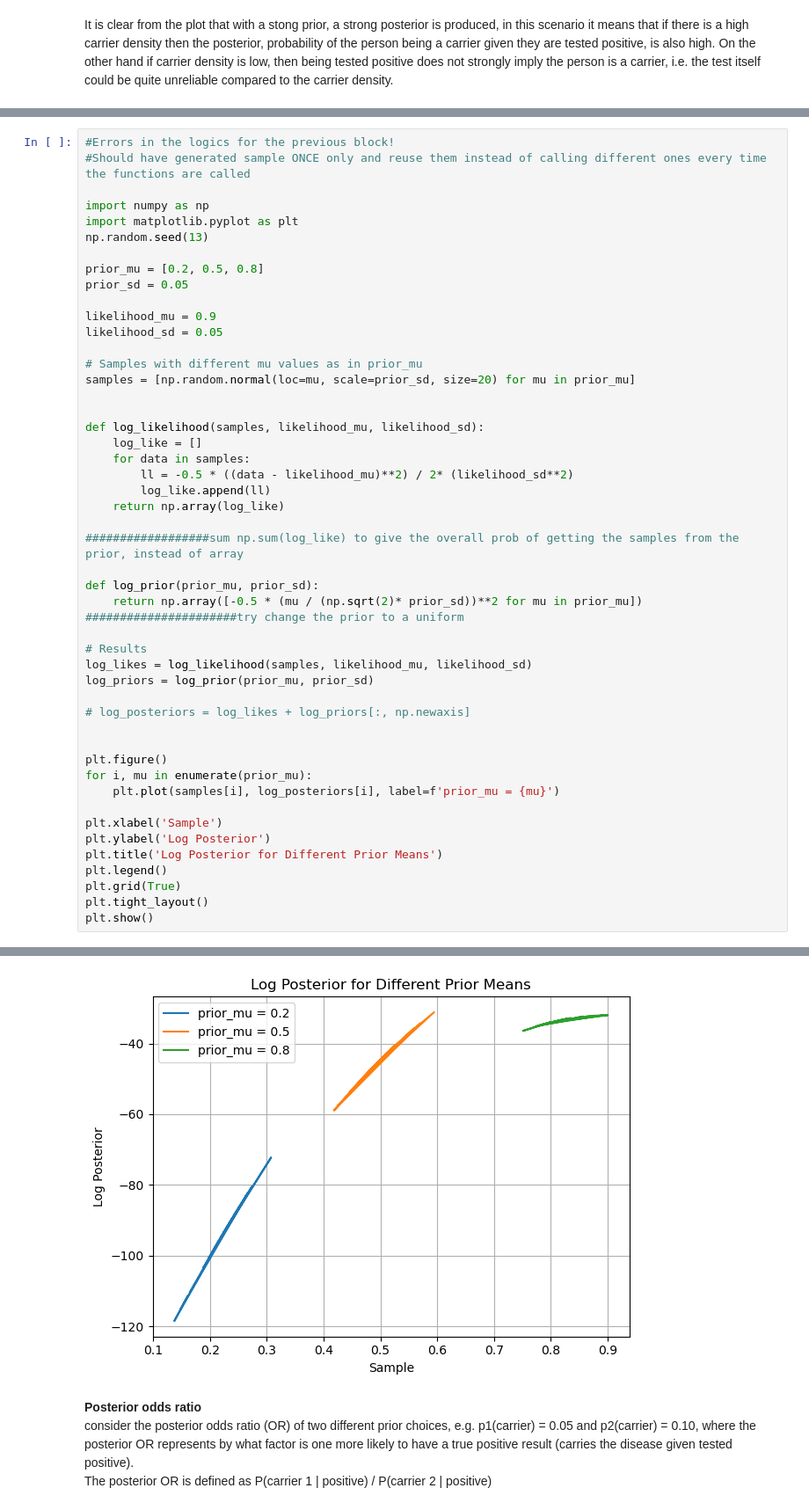
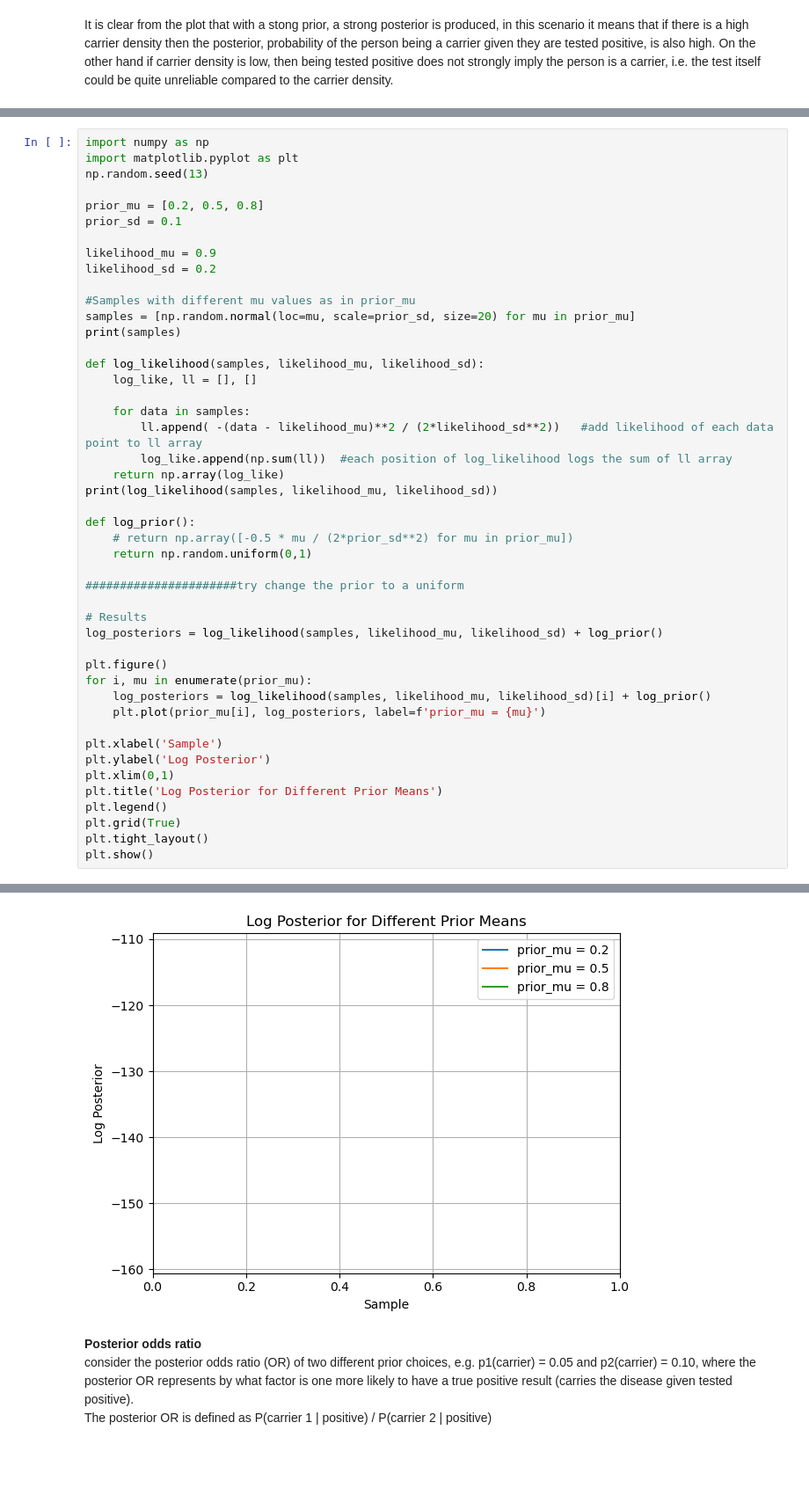
Before and after one commit to james-alvey-42/sbi-features, a Jupyter notebook: notebooks/2025-07-06-week1-nb.ipynb, the cells around one changed output, grey strips where cells are left out. Shown at 88% size. Drawn from its saved outputs; the diff is of its cells as text; blank space fills up the shorter version.

Commit message:
Corrected some of the Gaussian likelihood + uniform prior codes.

```diff
--- a/notebooks/2025-07-06-week1-nb.ipynb
+++ b/notebooks/2025-07-06-week1-nb.ipynb
@@ -110,47 +40,44 @@ plt.show()
 # %%
-#Errors in the logics for the previous block!
-#Should have generated sample ONCE only and reuse them instead of calling different ones every time the functions are called
-
 import numpy as np
 import matplotlib.pyplot as plt
 np.random.seed(13)
 
 prior_mu = [0.2, 0.5, 0.8]
-prior_sd = 0.05
+prior_sd = 0.1
 
 likelihood_mu = 0.9
-likelihood_sd = 0.05
+likelihood_sd = 0.2
 
-# Samples with different mu values as in prior_mu
+#Samples with different mu values as in prior_mu
 samples = [np.random.normal(loc=mu, scale=prior_sd, size=20) for mu in prior_mu]
-
+print(samples)
 
 def log_likelihood(samples, likelihood_mu, likelihood_sd):
-    log_like = []
+    log_like, ll = [], []
+
     for data in samples:
-        ll = -0.5 * ((data - likelihood_mu)**2) / 2* (likelihood_sd**2)
-        log_like.append(ll)
+        ll.append( -(data - likelihood_mu)**2 / (2*likelihood_sd**2))   #add likelihood of each data point to ll array
+        log_like.append(np.sum(ll))  #each position of log_likelihood logs the sum of ll array
     return np.array(log_like)
+print(log_likelihood(samples, likelihood_mu, likelihood_sd))
 
-##################sum np.sum(log_like) to give the overall prob of getting the samples from the prior, instead of array
+def log_prior():
+    # return np.array([-0.5 * mu / (2*prior_sd**2) for mu in prior_mu])
+    return np.random.uniform(0,1)
 
-def log_prior(prior_mu, prior_sd):
-    return np.array([-0.5 * (mu / (np.sqrt(2)* prior_sd))**2 for mu in prior_mu])
 ######################try change the prior to a uniform
 
 # Results
-log_likes = log_likelihood(samples, likelihood_mu, likelihood_sd)
-log_priors = log_prior(prior_mu, prior_sd)
-
-# log_posteriors = log_likes + log_priors[:, np.newaxis]
-
+log_posteriors = log_likelihood(samples, likelihood_mu, likelihood_sd) + log_prior()
 
 plt.figure()
 for i, mu in enumerate(prior_mu):
-    plt.plot(samples[i], log_posteriors[i], label=f'prior_mu = {mu}')
+    log_posteriors = log_likelihood(samples, likelihood_mu, likelihood_sd)[i] + log_prior()
+    plt.plot(prior_mu[i], log_posteriors, label=f'prior_mu = {mu}')
 
 plt.xlabel('Sample')
 plt.ylabel('Log Posterior')
+plt.xlim(0,1)
 plt.title('Log Posterior for Different Prior Means')
 plt.legend()
 plt.grid(True)
@@ -160,4 +98,4 @@ plt.show()
-[figure, old version]
+[figure, new version]
 # %% [markdown]
 **Posterior odds ratio**\
 consider the posterior odds ratio (OR) of two different prior choices, e.g. p1(carrier) = 0.05 and p2(carrier) = 0.10, where the posterior OR represents by what factor is one more likely to have a true positive result (carries the disease given tested positive).\
```
Also changed, not shown: parts of 4 cells of this notebook.
